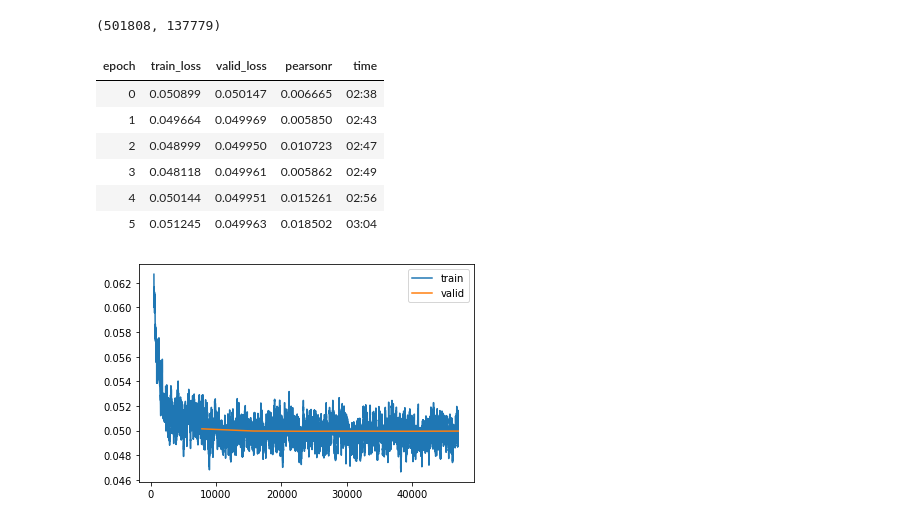
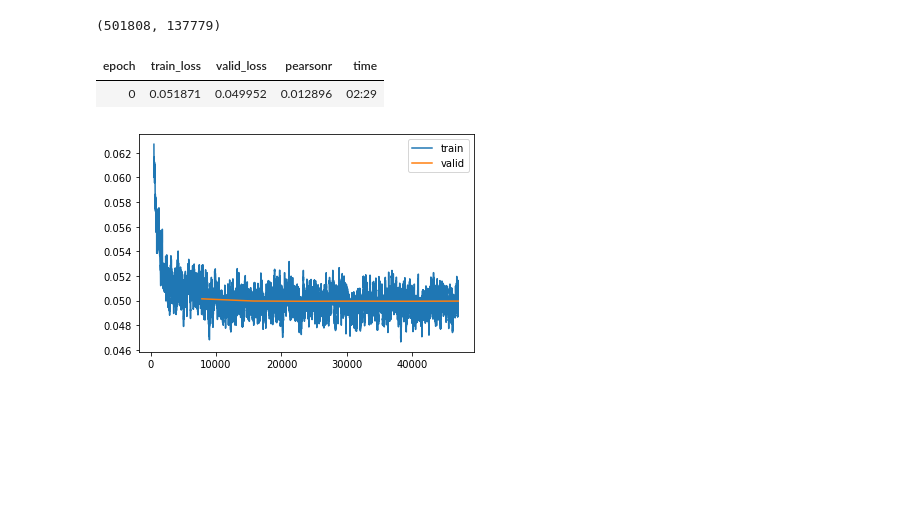
Before and after one commit to djliden/numerai_utils, a Jupyter notebook: notebooks/fastai_tabular.ipynb, the cells around one changed output. Drawn from its saved outputs; the diff is of its cells as text; code cells hidden in the pictures; blank space fills up the shorter version.

```diff
--- a/notebooks/fastai_tabular.ipynb
+++ b/notebooks/fastai_tabular.ipynb
@@ -29,7 +50,7 @@ napi.download_current_dataset(dest_path="../input/", unzip=True)
 # %% [markdown]
 ## Data Setup
 # %%
-filename = "../input/numerai_dataset_251/numerai_tournament_data.csv"
+filename = "../input/numerai_dataset_252/numerai_tournament_data.csv"
 chunksize = 100000
 iter_csv = pd.read_csv(filename, iterator=True, chunksize=chunksize)
 val_df = pd.concat([chunk[chunk['data_type'] == 'validation'] for chunk in iter_csv])
@@ -43,7 +64,7 @@ val_df.head()
 | 4 | n0052fe97ea0c05f | era121 | validation | 0.25 | 0.50 | 0.50 | ... |
 5 rows × 314 columns
 # %%
-training_data = pd.read_csv("../input/numerai_dataset_251/numerai_training_data.csv")
+training_data = pd.read_csv("../input/numerai_dataset_252/numerai_training_data.csv")
 training_data.head()
 # %% [output]
 |  | id | era | data_type | feature_intelligence1 | feature_intelligence2 | feature_intelligence3 | ... |
@@ -79,15 +100,10 @@ learn = tabular_learner(dls, layers=[200,100],
                         metrics = [PearsonCorrCoef()])
 #learn.lr_find()
 # %%
-learn.fit_one_cycle(6, wd = 2)
+learn.fit_one_cycle(1, wd = 2)
 # %% [output]
 | epoch | train_loss | valid_loss | pearsonr | time |
-| 0 | 0.050899 | 0.050147 | 0.006665 | 02:38 |
-| 1 | 0.049664 | 0.049969 | 0.005850 | 02:43 |
-| 2 | 0.048999 | 0.049950 | 0.010723 | 02:47 |
-| 3 | 0.048118 | 0.049961 | 0.005862 | 02:49 |
-| 4 | 0.050144 | 0.049951 | 0.015261 | 02:56 |
-| 5 | 0.051245 | 0.049963 | 0.018502 | 03:04 |
+| 0 | 0.051871 | 0.049952 | 0.012896 | 02:29 |
 # %%
 learn.recorder.plot_loss(skip_start = 500)
 # %% [output]
```
Also changed, not shown: parts of 4 cells of this notebook.
